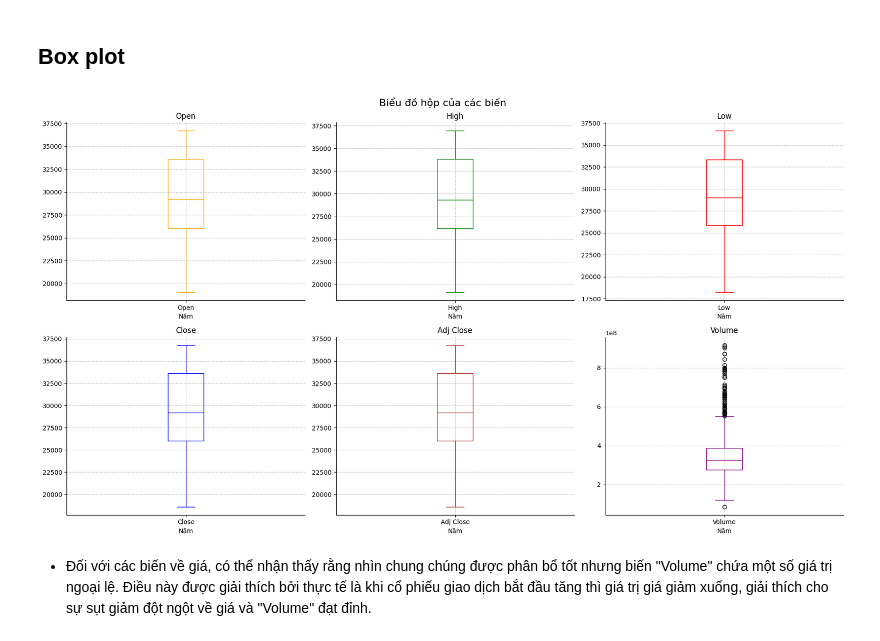
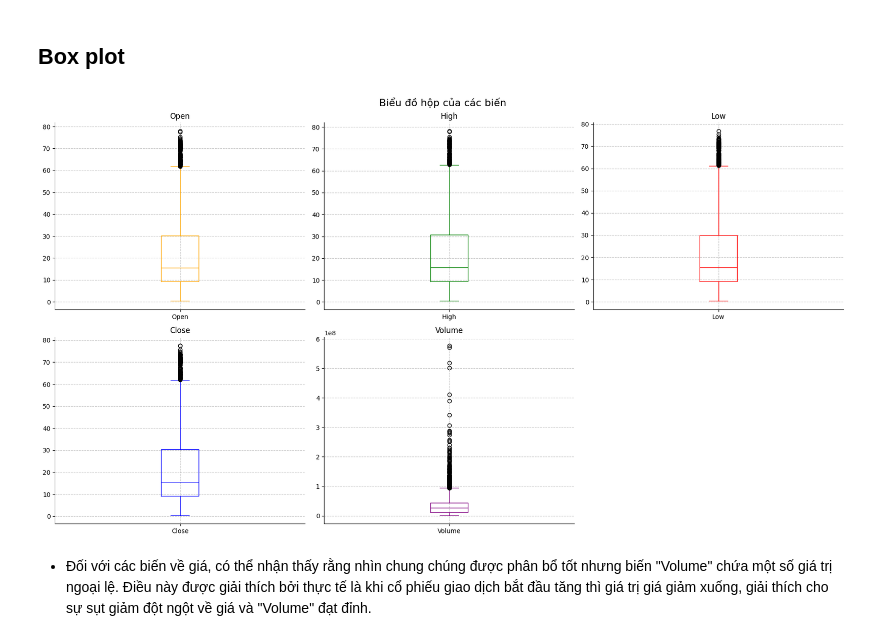
Before and after one commit to ThienNguyen3001/Stock-Price-Prediction-RNN-LSTM-GRU, a Jupyter notebook: stock_price_predict.ipynb, the cells around one changed output. Drawn from its saved outputs; the diff is of its cells as text; code cells hidden in the pictures.

```diff
--- a/stock_price_predict.ipynb
+++ b/stock_price_predict.ipynb
@@ -60,0 +30,3 @@ df
+# %%
+df = pd.read_csv(r'/content/Stock-Price-Prediction-LSTM-RNN/data/EBAY.csv')
+df
@@ -93,8 +80,8 @@ df.describe()
 df['Date'] = pd.to_datetime(df['Date'])
 # %%
 df.set_index('Date', inplace = True)
-# %%
-df.rename(columns={'Close*': 'Close', 'Adj Close**': 'Adj Close'}, inplace=True)
+# %%
+df.drop(['Dividends', 'Stock Splits'], axis=1, inplace=True)
 # %% [markdown]
 # Trực quan hóa dữ liệu
 # %% [markdown]
@@ -108,8 +95,7 @@ metrics = {
     (0,1): ('High', 'green', 'High'),
     (0,2): ('Low', 'red', 'Low'),
     (1,0): ('Close', 'blue', 'Close'),
-    (1,1): ('Adj Close', 'brown', 'Adj Close'),
-    (1,2): ('Volume', 'purple', 'Volume')
+    (1,1): ('Volume', 'purple', 'Volume')
 }
 
 for (row, col), (metric, color, title) in metrics.items():
@@ -118,7 +104,7 @@ for (row, col), (metric, color, title) in metrics.items():
     axes[row,col].spines[['top', 'right']].set_visible(False)
     axes[row,col].grid(True, linestyle='--', alpha=0.7)
     axes[row,col].set_xlabel('Năm')
-
+axes[1, 2].axis('off')
 plt.tight_layout()
 plt.show()
 # %% [output]
@@ -130,27 +116,25 @@ plt.show()
 # %%
 fig, axes = plt.subplots(2, 3, figsize=(18, 10))
 fig.suptitle('Biểu đồ hộp của các biến', fontsize=16)
 
 metrics = {
     (0,0): ('Open', 'orange', 'Open'),
     (0,1): ('High', 'green', 'High'),
     (0,2): ('Low', 'red', 'Low'),
     (1,0): ('Close', 'blue', 'Close'),
-    (1,1): ('Adj Close', 'brown', 'Adj Close'),
-    (1,2): ('Volume', 'purple', 'Volume')
+    (1,1): ('Volume', 'purple', 'Volume')
 }
 
 for (row, col), (metric, color, title) in metrics.items():
     df[metric].plot.box(ax=axes[row,col], color=color)
     axes[row,col].set_title(title)
     axes[row,col].spines[['top', 'right']].set_visible(False)
     axes[row,col].grid(True, linestyle='--', alpha=0.7)
-    axes[row,col].set_xlabel('Năm')
-
+axes[1, 2].axis('off')
 plt.tight_layout()
 plt.show()
 # %% [output]
-[figure, old version]
+[figure, new version]
 # %% [markdown]
 * Đối với các biến về giá, có thể nhận thấy rằng nhìn chung chúng được phân bổ tốt nhưng biến "Volume" chứa một số giá trị ngoại lệ. Điều này được giải thích bởi thực tế là khi cổ phiếu giao dịch bắt đầu tăng thì giá trị giá giảm xuống, giải thích cho sự sụt giảm đột ngột về giá và "Volume" đạt đỉnh.
 # %% [markdown]
```
Also changed, not shown: parts of 32 cells of this notebook.
